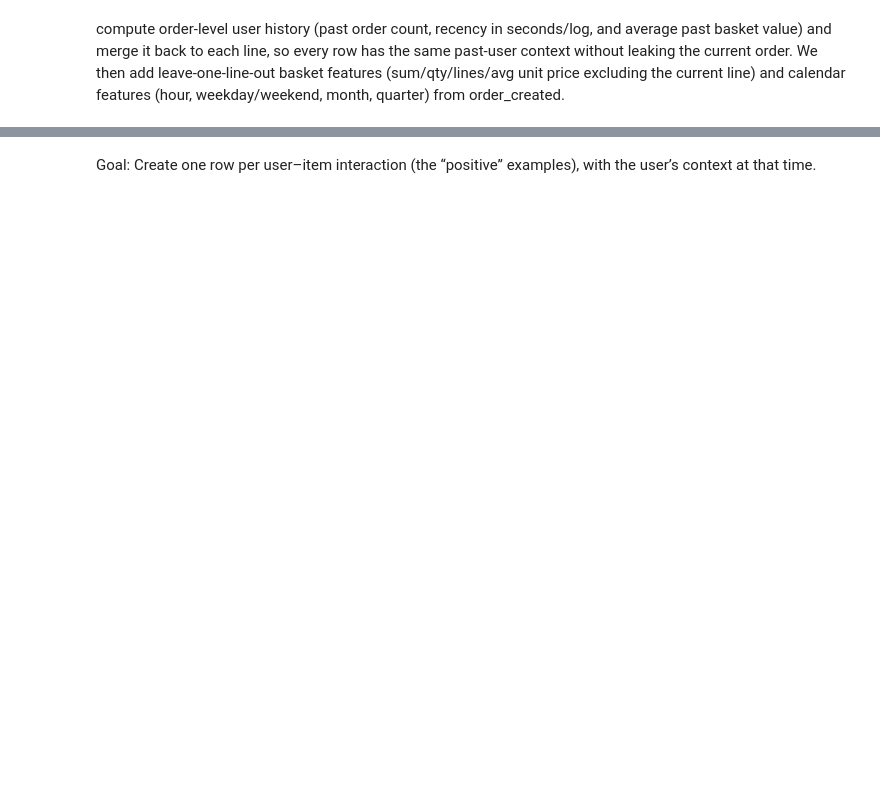
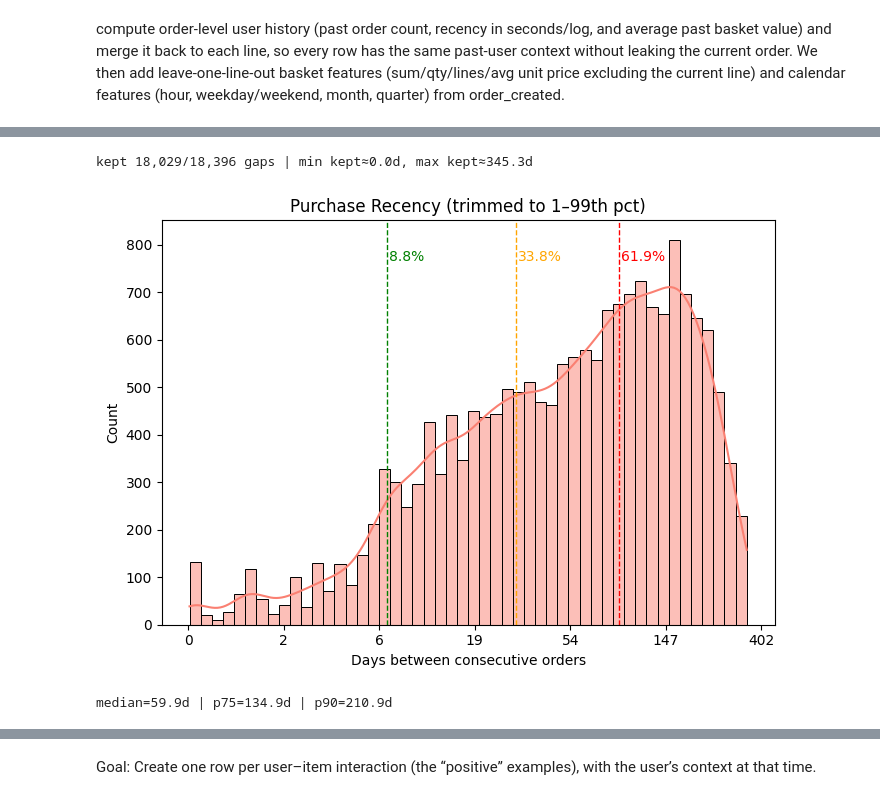
Before and after one commit to maria-lagerholm/itcm_recommendation_engine, a Jupyter notebook: notebooks/eda_transactions.ipynb, the cells around one changed output, grey strips where cells are left out. Drawn from its saved outputs; the diff is of its cells as text; code cells hidden in the pictures; blank space fills up the shorter version.

```diff
--- a/notebooks/eda_transactions.ipynb
+++ b/notebooks/eda_transactions.ipynb
@@ -105,0 +258,50 @@ tx['quarter']   = tx['order_created'].dt.quarter.astype('Int8')
+# %%
+# Plot 2: Purchase recency — quantile-based trimming on both ends
+
+import numpy as np
+import pandas as pd
+import matplotlib.pyplot as plt
+import seaborn as sns
+from matplotlib.ticker import FuncFormatter
+
+# sort (no writes to `orders`)
+idx = orders.sort_values(['shopUserId','order_created','orderId']).index
+oc  = pd.to_datetime(orders.loc[idx, 'order_created'], errors='coerce')
+
+# break ties (same user+timestamp)
+tiebreak = orders.loc[idx].groupby(['shopUserId','order_created']).cumcount()
+adj = oc + pd.to_timedelta(tiebreak, unit='s')
+
+# recency in days (exclude first orders)
+recency_days = adj.groupby(orders.loc[idx, 'shopUserId']).diff().dt.total_seconds().div(86400).dropna()
+
+# quantile-based trim
+q_low, q_high = 0.01, 0.99
+min_d = float(recency_days.quantile(q_low))
+cap_d = float(recency_days.quantile(q_high))
+rd = recency_days[(recency_days >= min_d) & (recency_days <= cap_d)]
+
+print(f"kept {len(rd):,}/{len(recency_days):,} gaps | "
+      f"min kept≈{min_d:.1f}d, max kept≈{cap_d:.1f}d")
+
+# log1p binning; label axis in real days
+x = np.log1p(rd)
+plt.figure(figsize=(7,5))
+ax = sns.histplot(x, bins=50, kde=True, color='salmon')
+
+for d, c in [(7,'green'), (30,'orange'), (90,'red')]:
+    if min_d <= d <= cap_d:
+        ax.axvline(np.log1p(d), ls='--', color=c, lw=1)
+        ax.text(np.log1p(d)+0.02, ax.get_ylim()[1]*0.9, f'{(rd<=d).mean()*100:.1f}%', color=c)
+
+ax.xaxis.set_major_formatter(FuncFormatter(lambda v, _: f'{np.expm1(v):.0f}'))
+ax.set_title(f'Purchase Recency (trimmed to {int(q_low*100)}–{int(q_high*100)}th pct)')
+ax.set_xlabel('Days between consecutive orders'); ax.set_ylabel('Count')
+plt.tight_layout(); plt.show()
+
+# quick stats on trimmed distribution
+print(f"median={rd.median():.1f}d | p75={rd.quantile(.75):.1f}d | p90={rd.quantile(.90):.1f}d")
+# %% [output]
+kept 18,029/18,396 gaps | min kept≈0.0d, max kept≈345.3d
+[figure, added]
+median=59.9d | p75=134.9d | p90=210.9d
```
Also changed, not shown: parts of 23 cells of this notebook.
